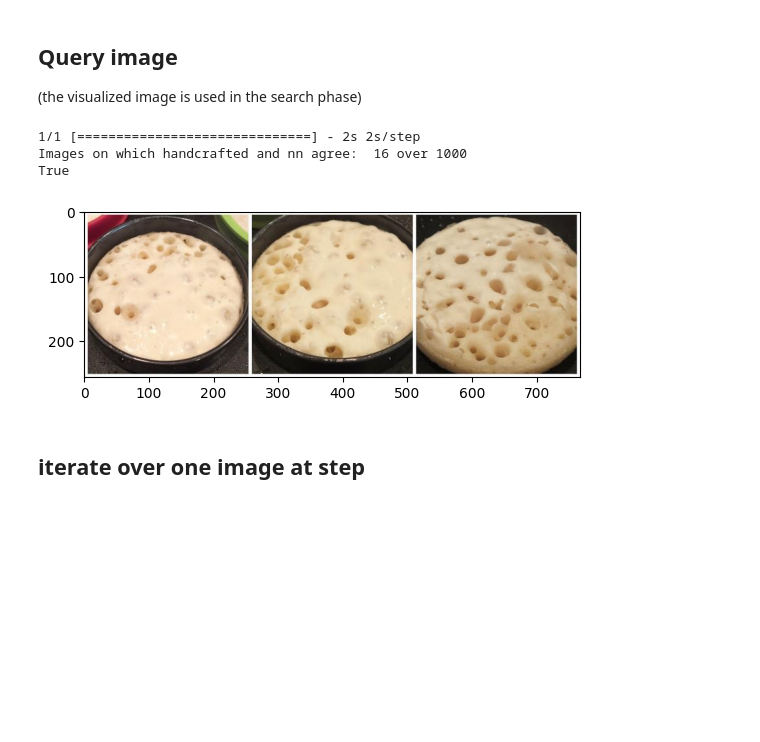
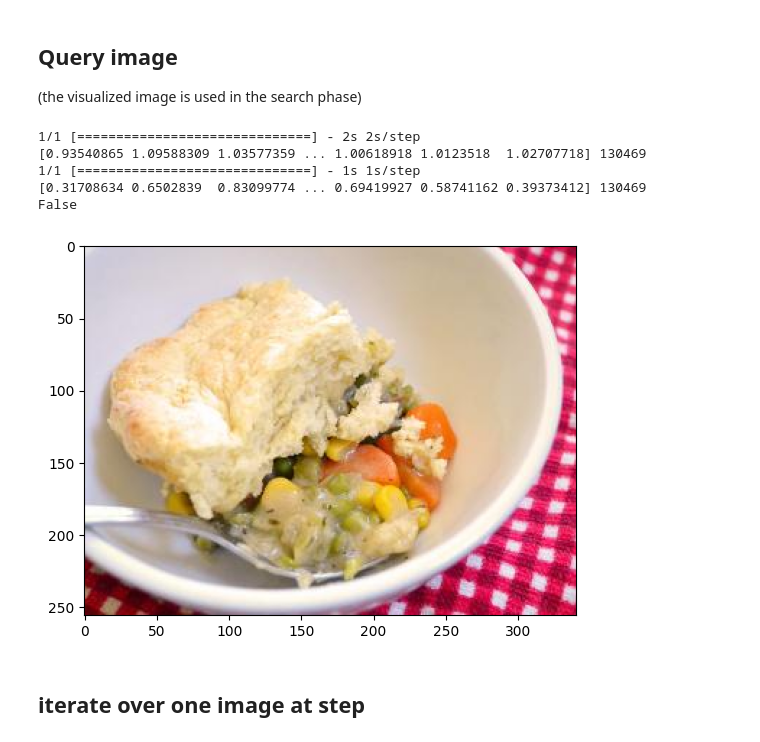
Before and after one commit to Gioelio/FoodX-251-Clean-and-classification, a Jupyter notebook: similarity_search/visualize_similarity_search.ipynb, the cells around one changed output. Drawn from its saved outputs; the diff is of its cells as text; code cells hidden in the pictures; blank space fills up the shorter version.

Commit message:
refactoring similarity search notebooks and added efficient net base as features extractor

```diff
--- a/similarity_search/visualize_similarity_search.ipynb
+++ b/similarity_search/visualize_similarity_search.ipynb
@@ -15,22 +15,24 @@ import numpy as np
 sys.path.append("..")
 
 from keras.applications.efficientnet_v2 import EfficientNetV2B0, preprocess_input
-from feature_extraction import build_feature_extractor, cut_layer_of_model, unroll_layers
+from feature_extraction import build_feature_extractor
 from similarity_search.neural_similarity_search import extract_features, filter_images_not_in_same_class
 from handcrafted_extraction import load_all_features, load_features
 import pandas as pd
 
 extracted_features_root = "./extracted_features/"
 extracted_features_path = extracted_features_root + 'efficient_net_similarity'
-filenames_path = extracted_features_root + 'efficient_net_similarity_filenames.csv'
 predictions_path = extracted_features_root + 'predictions.pickle'
 
-model = keras.models.load_model('../classification/tuned_models/efficientnet_v2_cosine')
+#model = keras.models.load_model('../classification/tuned_models/efficientnet_v2_cosine')
 
 def builder():
     model = keras.models.load_model('../classification/tuned_models/efficientnet_v2_cosine')
     return keras.Sequential(model.layers[:-1])
-    #return build_feature_extractor(EfficientNetV2B0, 'top_dropout')
+
+
+def builder_base_efficient_net():
+    return build_feature_extractor(EfficientNetV2B0, 'block6h_se_reduce')
 
 predictions = pd.read_pickle(predictions_path)
 # %% [output]
@@ -48,6 +50,9 @@ To enable the following instructions: AVX2 AVX_VNNI FMA, in other operations, re
 # %%
-extracted_features = np.load(extracted_features_path + '.npy')
-filenames = pd.read_csv(filenames_path, header=None).iloc[:, 1].values
+features_tuned = np.load(extracted_features_root + 'efficient_net_similarity.npy')
+features_base = np.load(extracted_features_root + 'efficient_net_not_tuned_similarity.npy')
+filenames_tuned = pd.read_csv(extracted_features_root + 'efficient_net_similarity_filenames.csv', header=None).iloc[:, 1].values
+filenames_base = pd.read_csv(extracted_features_root + 'efficient_net_not_tuned_similarity_filenames.csv', header=None).iloc[:, 1].values
+
 files = os.listdir(images_dir);
 # %% [markdown]
 ## Similar images
@@ -55,7 +60,7 @@ files = os.listdir(images_dir);
 ## settings
 use_nn = True
 use_intersection = False
-intersect_with_classes = True
+intersect_with_classes = False
 images_to_consider = 1000
 # %%
 from similarity_search.neural_similarity_search import find_similar, find_similar_handcrafted
@@ -79,21 +131,22 @@ def compute_most_similar(query_path):
 ## Query image
 (the visualized image is used in the search phase)
 # %%
-index = np.random.randint(len(files), size=1)[0]
+index = 6#np.random.randint(len(files), size=1)[0]
 query_path = images_dir + files[index]
 
 query_img = cv.imread(query_path)
 query_img = cv.cvtColor(query_img, cv.COLOR_BGR2RGB);
 
 plt.imshow(query_img);
 similar_index = 0;
-intersect_with_classes = True
-most_similar_filenames = compute_most_similar(query_path)
+most_similar_filenames = compute_most_similar(query_path, tuned_importance=0.5)
 # %% [output]
 1/1 [==============================] - 2s 2s/step
-Images on which handcrafted and nn agree:  16 over 1000
-True
+[0.93540865 1.09588309 1.03577359 ... 1.00618918 1.0123518  1.02707718] 130469
+1/1 [==============================] - 1s 1s/step
+[0.31708634 0.6502839  0.83099774 ... 0.69419927 0.58741162 0.39373412] 130469
+False
-[figure, old version]
+[figure, new version]
 # %% [markdown]
 ## iterate over one image at step
 # %%
```
Also changed, not shown: parts of 5 cells of this notebook, 1 other file.
